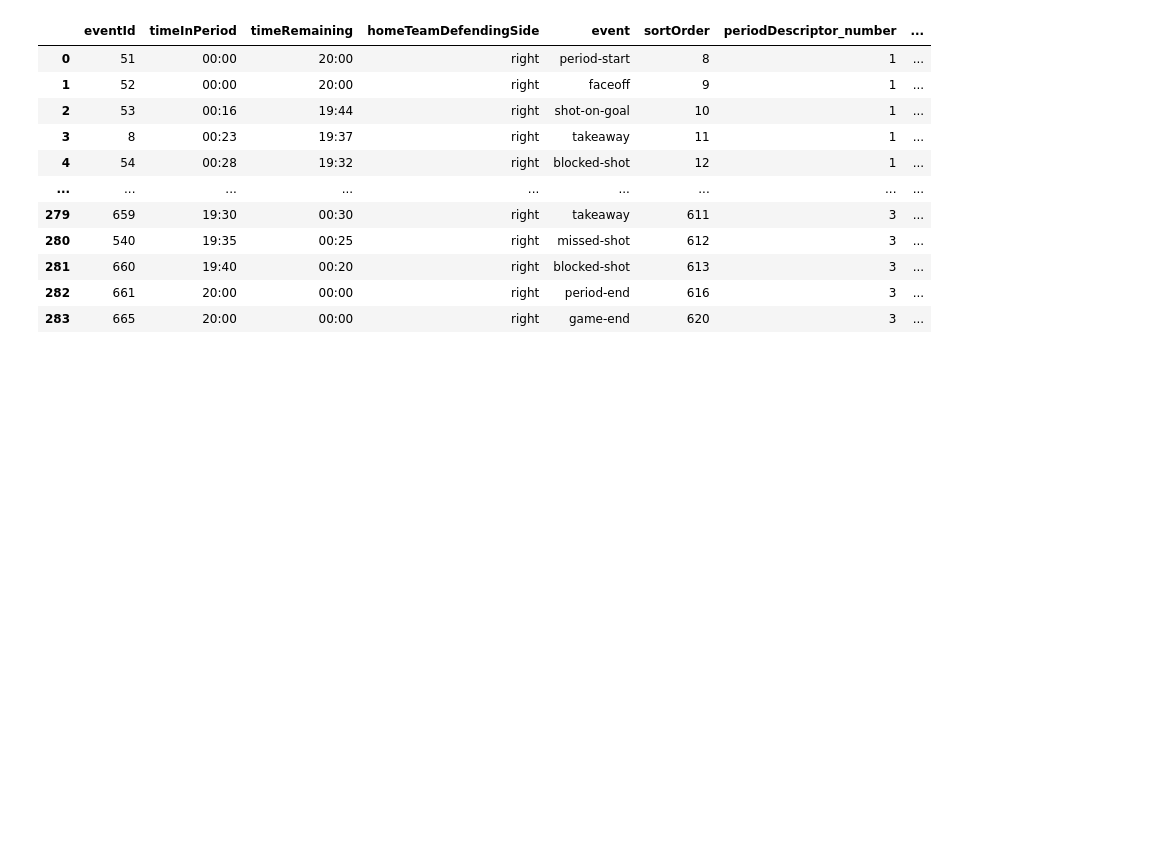
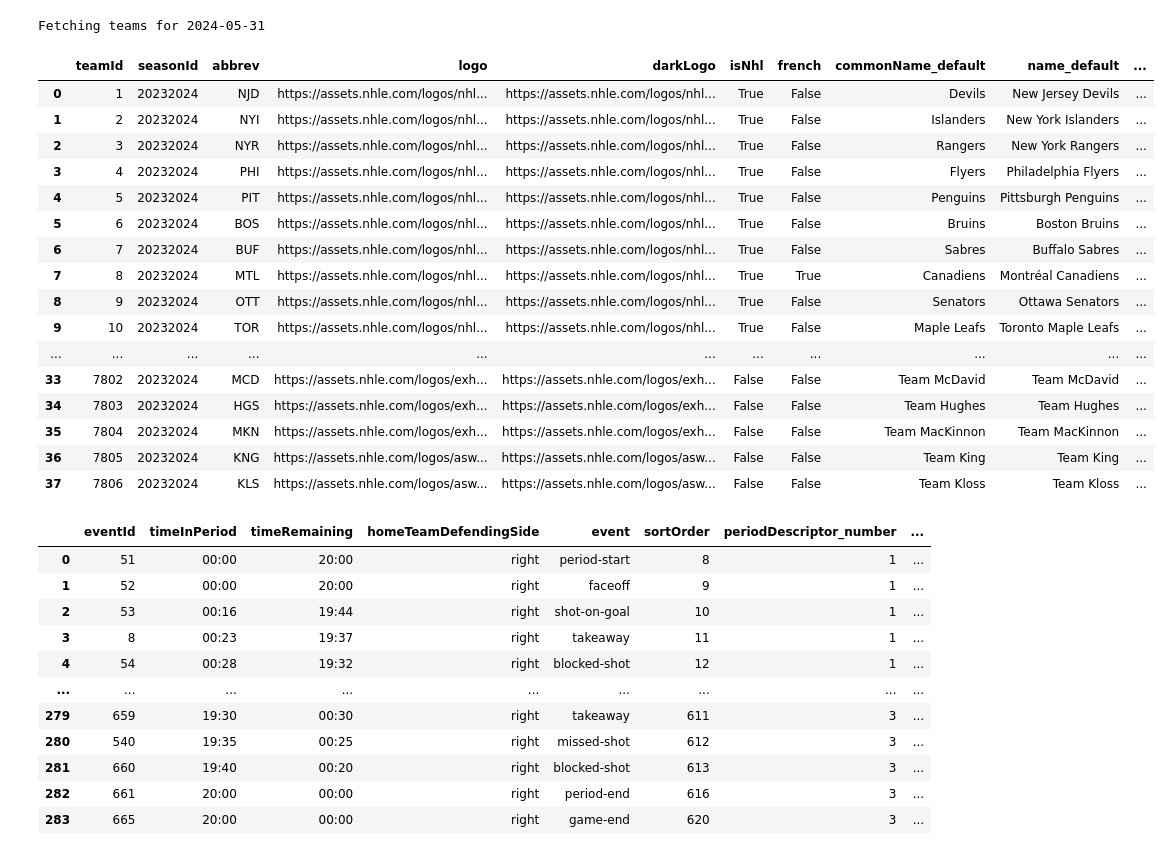
Before and after one commit to maxtixador/max_nhl_scraper, a Jupyter notebook: notebooks/notebook.ipynb, the cells around one changed output. Cells and saved outputs as stored; diff of their text form; code cells hidden in the pictures; blank space fills up the shorter version.

```diff
--- a/notebooks/notebook.ipynb
+++ b/notebooks/notebook.ipynb
@@ -16,6 +17,27 @@ from tqdm import tqdm
 sys.path.insert(0,'../scraper')
 from scraper import *
 from utilis.functions import *
+# %%
+get_teams()
+# %% [output]
+Fetching teams for 2024-05-31
+|  | teamId | seasonId | abbrev | logo | darkLogo | isNhl | french | commonName_default | name_default | ... |
+| 0 | 1 | 20232024 | NJD | https://assets.nhle.com/logos/nhl... | https://assets.nhle.com/logos/nhl... | True | False | Devils | New Jersey Devils | ... |
+| 1 | 2 | 20232024 | NYI | https://assets.nhle.com/logos/nhl... | https://assets.nhle.com/logos/nhl... | True | False | Islanders | New York Islanders | ... |
+| 2 | 3 | 20232024 | NYR | https://assets.nhle.com/logos/nhl... | https://assets.nhle.com/logos/nhl... | True | False | Rangers | New York Rangers | ... |
+| 3 | 4 | 20232024 | PHI | https://assets.nhle.com/logos/nhl... | https://assets.nhle.com/logos/nhl... | True | False | Flyers | Philadelphia Flyers | ... |
+| 4 | 5 | 20232024 | PIT | https://assets.nhle.com/logos/nhl... | https://assets.nhle.com/logos/nhl... | True | False | Penguins | Pittsburgh Penguins | ... |
+| 5 | 6 | 20232024 | BOS | https://assets.nhle.com/logos/nhl... | https://assets.nhle.com/logos/nhl... | True | False | Bruins | Boston Bruins | ... |
+| 6 | 7 | 20232024 | BUF | https://assets.nhle.com/logos/nhl... | https://assets.nhle.com/logos/nhl... | True | False | Sabres | Buffalo Sabres | ... |
+| 7 | 8 | 20232024 | MTL | https://assets.nhle.com/logos/nhl... | https://assets.nhle.com/logos/nhl... | True | True | Canadiens | Montréal Canadiens | ... |
+| 8 | 9 | 20232024 | OTT | https://assets.nhle.com/logos/nhl... | https://assets.nhle.com/logos/nhl... | True | False | Senators | Ottawa Senators | ... |
+| 9 | 10 | 20232024 | TOR | https://assets.nhle.com/logos/nhl... | https://assets.nhle.com/logos/nhl... | True | False | Maple Leafs | Toronto Maple Leafs | ... |
+| ... | ... | ... | ... | ... | ... | ... | ... | ... | ... | ... |
+| 33 | 7802 | 20232024 | MCD | https://assets.nhle.com/logos/exh... | https://assets.nhle.com/logos/exh... | False | False | Team McDavid | Team McDavid | ... |
+| 34 | 7803 | 20232024 | HGS | https://assets.nhle.com/logos/exh... | https://assets.nhle.com/logos/exh... | False | False | Team Hughes | Team Hughes | ... |
+| 35 | 7804 | 20232024 | MKN | https://assets.nhle.com/logos/exh... | https://assets.nhle.com/logos/exh... | False | False | Team MacKinnon | Team MacKinnon | ... |
+| 36 | 7805 | 20232024 | KNG | https://assets.nhle.com/logos/asw... | https://assets.nhle.com/logos/asw... | False | False | Team King | Team King | ... |
+| 37 | 7806 | 20232024 | KLS | https://assets.nhle.com/logos/asw... | https://assets.nhle.com/logos/asw... | False | False | Team Kloss | Team Kloss | ... |
 # %%
 data = scrape_game(2020020001, file="pbp")
 
```
Also changed, not shown: parts of 12 cells of this notebook, 13 other files.
